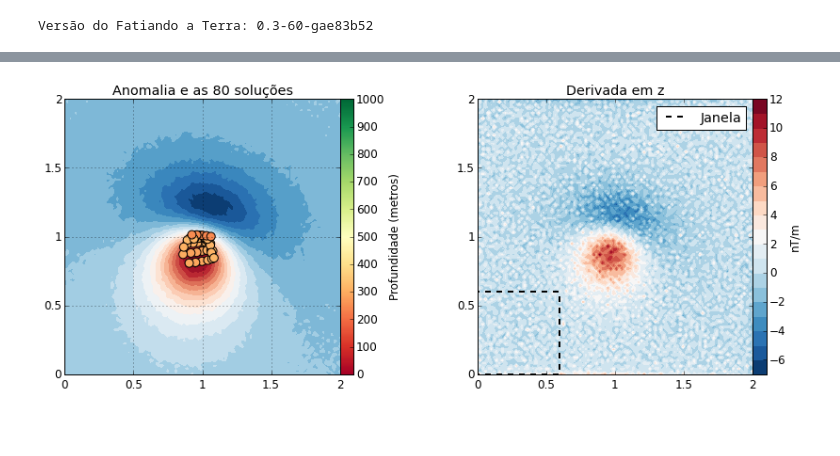
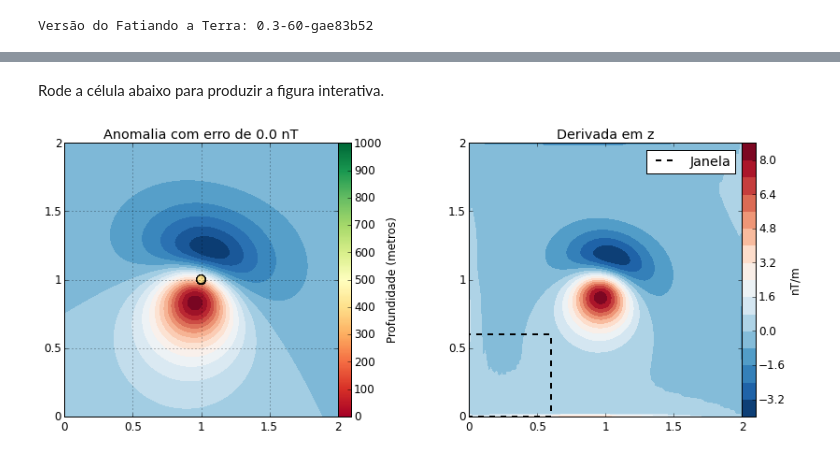
Before and after one commit to leouieda/geofisica1, a Jupyter notebook: lessons/magnetometria/pratica4.ipynb, the cells around one changed output, grey strips where cells are left out. Saved outputs shown, nothing was run; the diff lists cells and outputs as text; code cells hidden in the pictures; blank space fills up the shorter version.

```diff
--- a/lessons/magnetometria/pratica4.ipynb
+++ b/lessons/magnetometria/pratica4.ipynb
@@ -31,3 +43,5 @@ Versão do Fatiando a Terra: 0.3-60-gae83b52
+# %% [markdown]
+Rode a célula abaixo para produzir a figura interativa.
 # %%
 inc, dec = 45, 15
 modelo = [mesher.Sphere(1000, 1000, 400, 300, {'magnetization': utils.ang2vec(5, inc, dec)})]
@@ -48,32 +62,32 @@ def fonte_simples(erro):
     prob = euler.Classic(x, y, z, anomalia, dx, dy, dz, 3)
     solver = euler.MovingWindow(prob, windows=(n_janelas, n_janelas),
                                 size=(tamanho_janela, tamanho_janela))
     solver.fit()
     filtrado = [e for e in solver.estimate_ if e[2] > 0]
     # Graficos
     mpl.figure(figsize=(12, 4.5))
     mpl.subplot(1, 2, 1)
-    mpl.title(u'Anomalia e as {} soluções'.format(len(filtrado)))
+    mpl.title(u'Anomalia com erro de {} nT'.format(erro))
     mpl.axis('scaled')
     mpl.contourf(y, x, anomalia, shape, 20, cmap=mpl.cm.RdBu_r)
     if filtrado:
         x0, y0, z0 = np.transpose(filtrado)
         mpl.scatter(y0, x0, c=z0, s=80, cmap=mpl.cm.RdYlGn, vmin=0, vmax=1000)
         mpl.colorbar(pad=0).set_label('Profundidade (metros)')
     mpl.grid()
     mpl.m2km()
     mpl.subplot(1, 2, 2)
     mpl.title('Derivada em z')
     mpl.axis('scaled')
     mpl.contourf(y, x, dz, shape, 20, cmap=mpl.cm.RdBu_r)
     mpl.colorbar(pad=0).set_label('nT/m')
     mpl.square((0, tamanho_janela, 0, tamanho_janela), '--k', linewidth=2, label='Janela')
     mpl.legend(loc='upper right')
     mpl.m2km()
     mpl.tight_layout(pad=0)
     return filtrado
 w = widgets.interactive(fonte_simples,
                         erro=widgets.FloatSliderWidget(min=0, max=10, step=1, value=0))
 w
 # %% [output]
-[figure, old version]
+[figure, new version]
```
Also changed, not shown: parts of 24 cells of this notebook.
